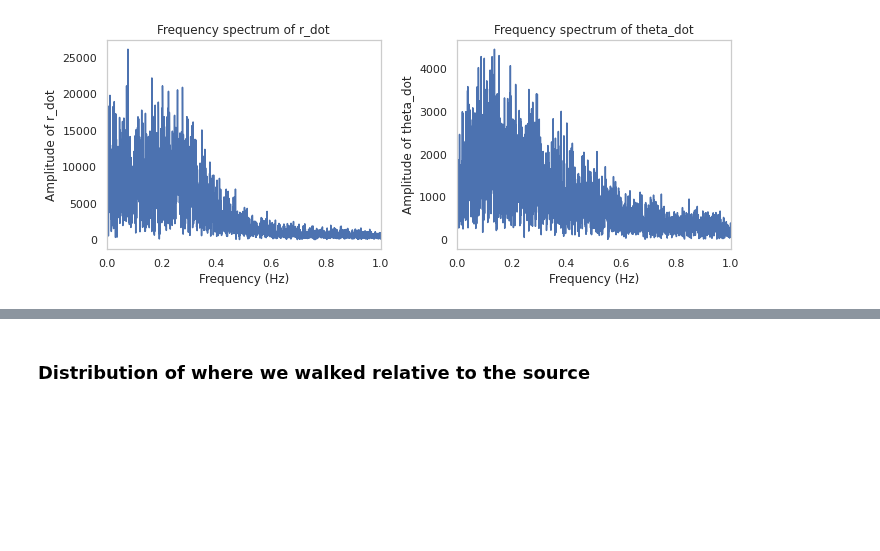
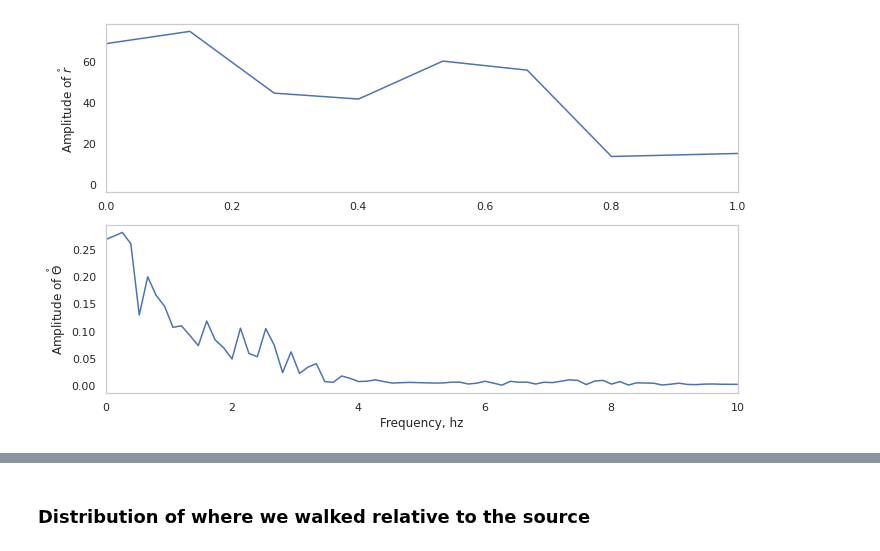
Before and after one commit to arunavanag591/odor_analysis, a Jupyter notebook: data_exploration/dataTrajectoryAnalysis.ipynb, the cells around one changed output, grey strips where cells are left out. Drawn from its saved outputs; the diff is of its cells as text; code cells hidden in the pictures; blank space fills up the shorter version.

```diff
--- a/data_exploration/dataTrajectoryAnalysis.ipynb
+++ b/data_exploration/dataTrajectoryAnalysis.ipynb
@@ -71 +66,18 @@ def compute_r_dot_theta_dot(x, y, x_dot, y_dot):
+# %%
+dat=df2
+x=dat.xsrc
+y=dat.ysrc
+xdot = dat.gps_linear_x
+ydot = dat.gps_linear_y
+
+def wrapped_angular_diff(a, b):
+    return np.arctan2(np.sin(a-b), np.cos(a-b))
+
+r = np.sqrt(x**2 + y**2)
+theta = wrapped_angular_diff(y,x)
+
+rdot=(xdot * np.cos(theta) + ydot * np.sin(theta))
+thetadot = (ydot * np.cos(theta) - xdot * np.sin(theta)) / r
+
+result = pd.DataFrame({'r': r, 'theta': theta, 'r_dot': rdot, 'theta_dot': thetadot})
 # %%
@@ -149,28 +218,24 @@ f.tight_layout()
 # %%
-r_dot_fft = np.fft.fft(result['r_dot'])
-theta_dot_fft = np.fft.fft(result['theta_dot'])
-dt=result.time[1]-result.time[0]
-frequencies = np.fft.fftfreq(len(result['r_dot']), d=dt)[:len(result['r_dot'])//2]
-r_dot_fft = r_dot_fft[:len(result['r_dot'])//2]
-theta_dot_fft = theta_dot_fft[:len(result['theta_dot'])//2]
 
-f, ax = plt.subplots(1, 2, figsize=(10, 4))
+f, ax = plt.subplots(2,1, figsize=(10, 6))
 
 ax[0].grid(False)
 ax[0].plot(frequencies, np.abs(r_dot_fft))
-ax[0].set_xlabel('Frequency (Hz)')
-ax[0].set_ylabel('Amplitude of r_dot')
-ax[0].set_title('Frequency spectrum of r_dot')
+
+ax[0].set_ylabel('Amplitude of $\overset{\circ}{r}$')
+# ax[0].set_title('Frequency spectrum of r_dot')
 ax[0].set_xlim(0,1)
 
 ax[1].grid(False)
 ax[1].plot(frequencies, np.abs(theta_dot_fft))
-ax[1].set_xlabel('Frequency (Hz)')
-ax[1].set_ylabel('Amplitude of theta_dot')
-ax[1].set_title('Frequency spectrum of theta_dot')
-ax[1].set_xlim(0,1)
 
+ax[1].set_xlabel('Frequency, hz')
+ax[1].set_ylabel('Amplitude of $\overset{\circ}{\Theta}$')
+# ax[1].set_title('Frequency spectrum of theta_dot')
+ax[1].set_xlim(0,10)
+
+# f.suptitle('with wrapped_method')
 f.tight_layout()
-# f.savefig('../../Figure/r_theta_dot.jpeg', dpi=300, bbox_inches = "tight")
+# f.savefig('../../Figure/snippet3.jpeg', dpi=300, bbox_inches = "tight")
 # %% [output]
-[figure, old version]
+[figure, new version]
```
Also changed, not shown: parts of 15 cells of this notebook, 5 other files.
